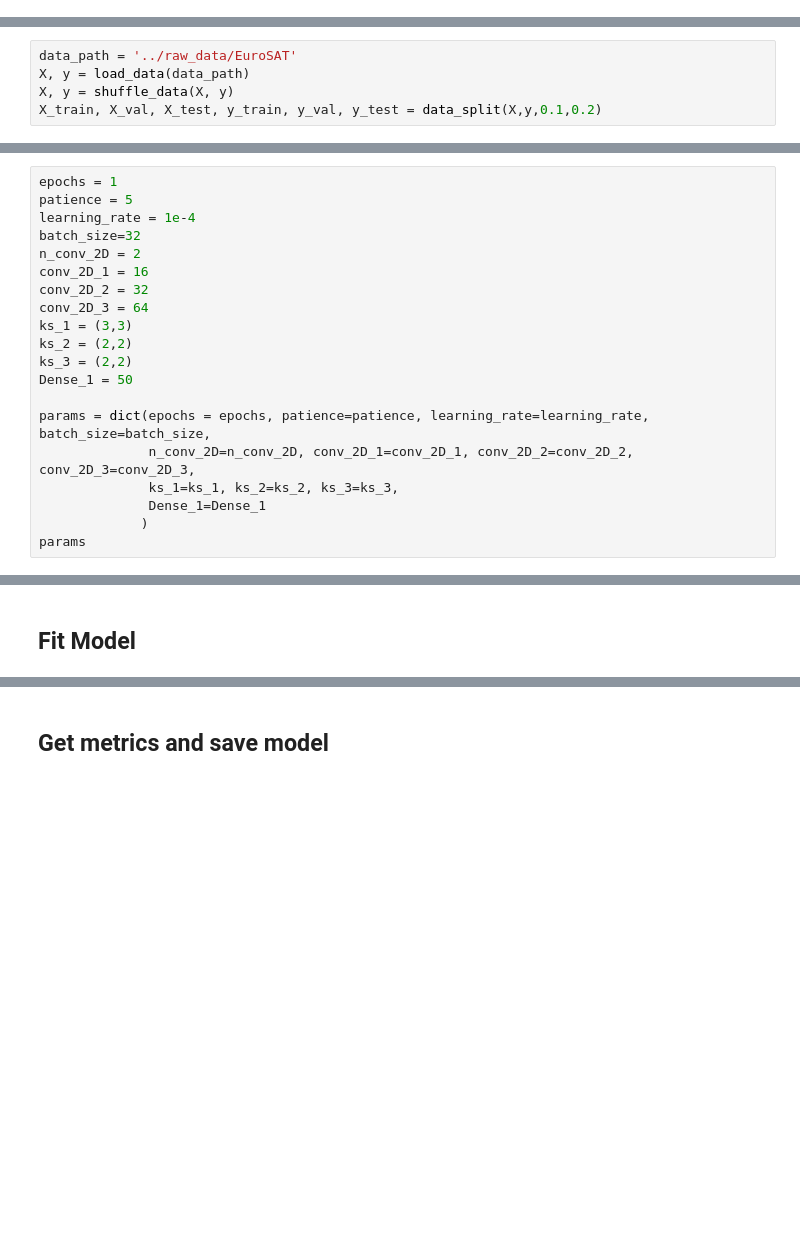
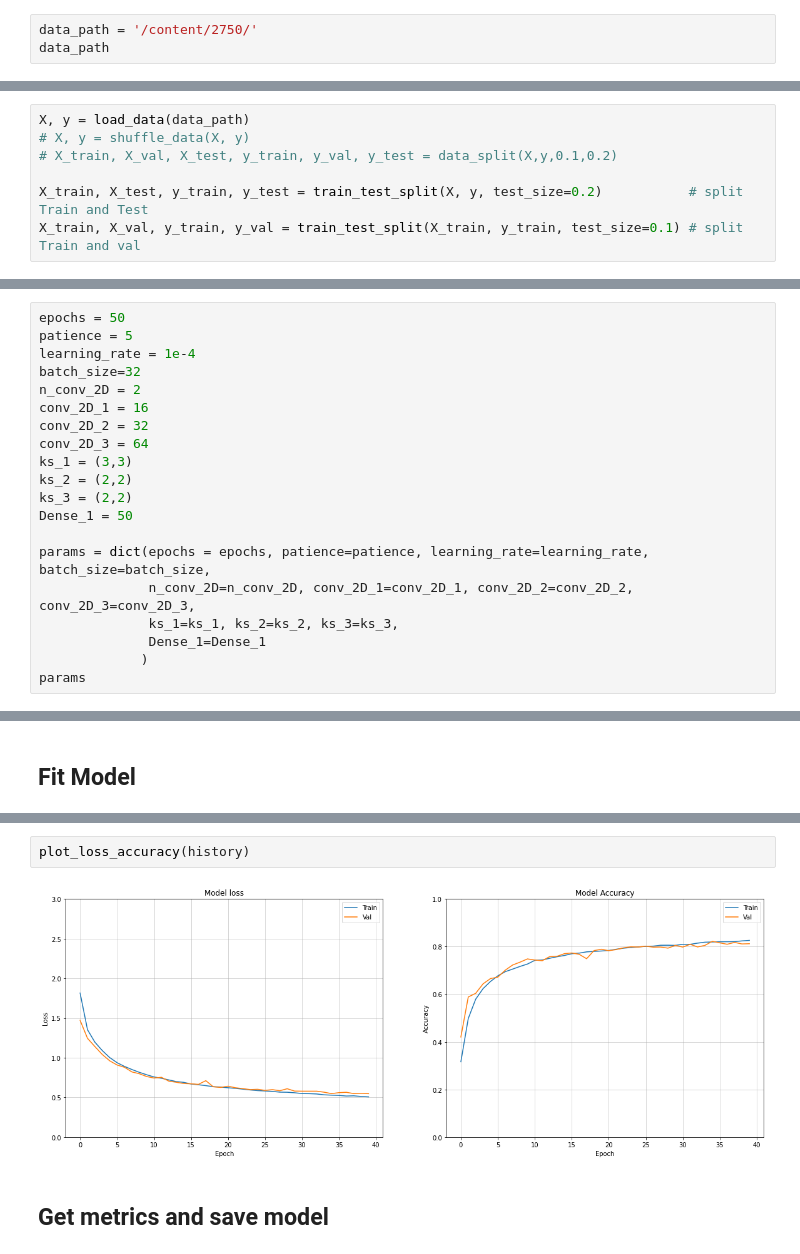
Before and after one commit to pabloknecht/watching-from-above, a Jupyter notebook: notebooks/test_model.ipynb, the cells around one changed output, grey strips where cells are left out. Drawn from its saved outputs; the diff is of its cells as text; blank space fills up the shorter version.

Commit message:
test notebook adapted to colab

```diff
--- a/notebooks/test_model.ipynb
+++ b/notebooks/test_model.ipynb
@@ -5,0 +50,3 @@
+# %%
+data_path = '/content/2750/'
+data_path
@@ -27,10 +260,12 @@ To enable them in other operations, rebuild TensorFlow with the appropriate comp
 # %% [markdown]
 # Import / shuffle / split data
 # %%
-data_path = '../raw_data/EuroSAT'
 X, y = load_data(data_path)
-X, y = shuffle_data(X, y)
-X_train, X_val, X_test, y_train, y_val, y_test = data_split(X,y,0.1,0.2)
+# X, y = shuffle_data(X, y)
+# X_train, X_val, X_test, y_train, y_val, y_test = data_split(X,y,0.1,0.2)
+
+X_train, X_test, y_train, y_test = train_test_split(X, y, test_size=0.2)           # split Train and Test
+X_train, X_val, y_train, y_val = train_test_split(X_train, y_train, test_size=0.1) # split Train and val
 # %% [markdown]
 # Create Model
 # %%
@@ -45,7 +280,7 @@ from tensorflow.keras.layers.experimental.preprocessing import Rescaling
 # %% [markdown]
 ## Model Parameters
 # %%
-epochs = 1
+epochs = 50
 patience = 5
 learning_rate = 1e-4
 batch_size=32
@@ -123,3 +368,7 @@ history = model.fit(X_train, y_train,
+# %%
+plot_loss_accuracy(history)
+# %% [output]
+[figure, added]
 # %% [markdown]
 ## Get metrics and save model
 # %%
```
Also changed, not shown: parts of 17 cells of this notebook.
